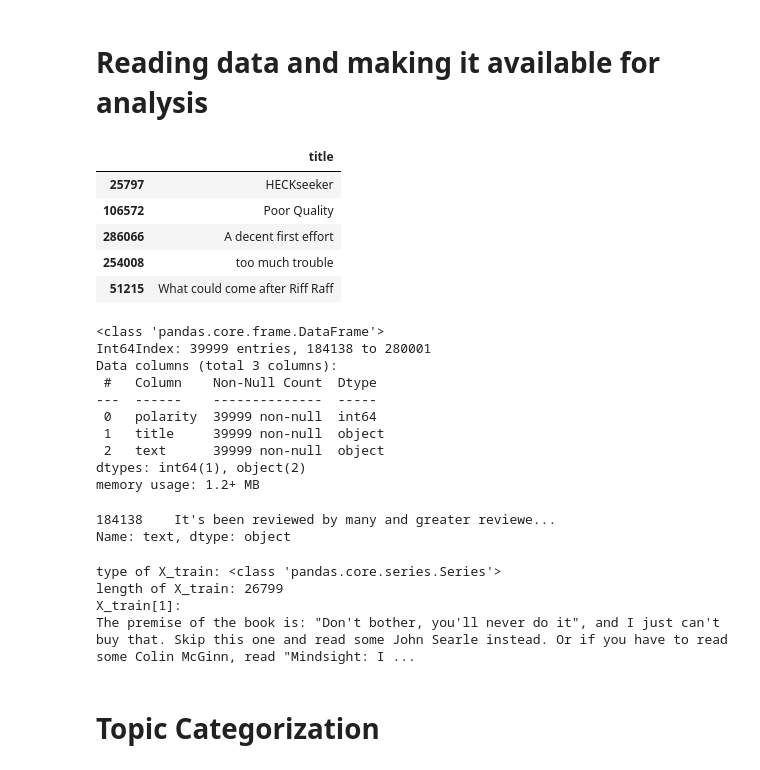
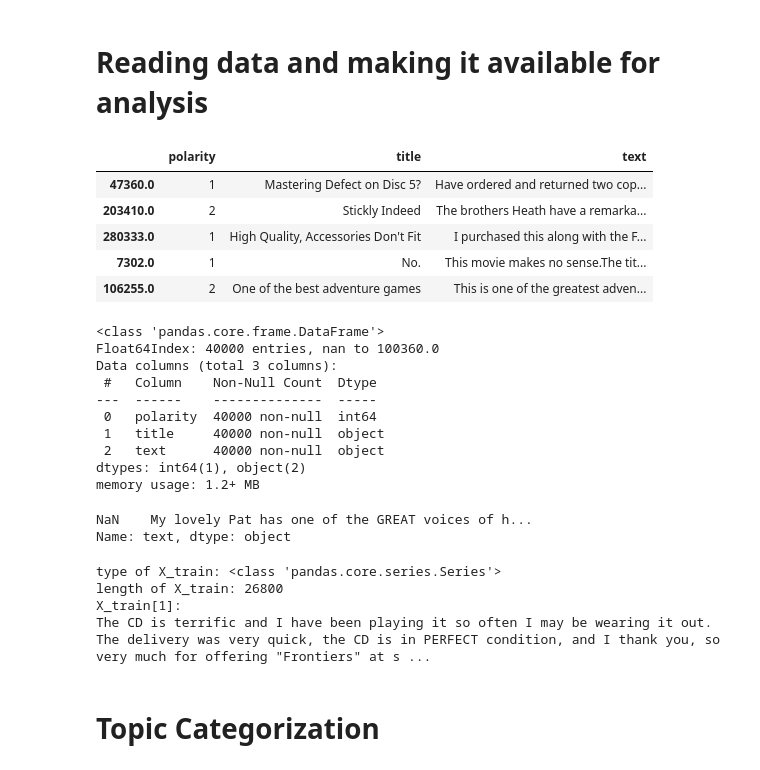
Before and after one commit to anda19ad/AI-ML-2023-Group-project, a Jupyter notebook: amazonMain.ipynb, the cells around one changed output. Drawn from its saved outputs; the diff is of its cells as text; code cells hidden in the pictures.

```diff
--- a/amazonMain.ipynb
+++ b/amazonMain.ipynb
@@ -71,40 +76,43 @@ Num GPUs Available:  1
 colNames = ['polarity', 'title', 'text']
 
 # Loading Dataset and assigning column names
-df = pd.read_csv("./data/test.csv", names=colNames, header=None)
+#df = pd.read_csv("./data/test.csv", names=colNames, header=None)
 
 # Resizing the dataset, for faster computing time. A random sample from the dataset https://stackoverflow.com/questions/40986230/reduce-dataframe-size-in-pandas
-df = df.sample(frac=0.1) # Get 10% of the data
+#df = df.sample(frac=0.1) # Get 10% of the data
 
 # The reduced dataset is saved seperatly
-df.to_csv('./data/reducedDataset.csv')
+#df.to_csv('./data/reducedDataset.csv')
+
+# Loading Dataset and assigning column names
+#df = pd.read_csv("./data/reducedDataset.csv", names=colNames, header=None)
 
 # For loading the data from Github, especially relevant when using Google Colab. https://towardsdatascience.com/3-ways-to-load-csv-files-into-colab-7c14fcbdcb92
-#url = 'https://raw.githubusercontent.com/anda19ad/AI-ML-2023-Group-project/main/data/reducedDataset.csv'
+url = 'https://raw.githubusercontent.com/anda19ad/AI-ML-2023-Group-project/main/data/reducedDataset.csv'
 
 # If the dataset is already fixed, use only this line
-#df = pd.read_csv(url, names=colNames, header=None)
+df = pd.read_csv(url, names=colNames, header=None, na_values=['missing', 'NA', 'NaN'])
 # %%
 # Looking on the data
 (
     df
     .sample(5)
     #.dtypes
     #.info()
     #.loc[:,["polarity"]]
-    .loc[:,["title"]]
+    #.loc[:,["title"]]
     #.loc[:,["text"]]
     #.value_counts()
     #.value_counts(normalize=True) # For seeing the count in %
     #.describe()
 )
 # %% [output]
-|  | title |
-| 25797 | HECKseeker |
-| 106572 | Poor Quality |
-| 286066 | A decent first effort |
-| 254008 | too much trouble |
-| 51215 | What could come after Riff Raff |
+|  | polarity | title | text |
+| 47360.0 | 1 | Mastering Defect on Disc 5? | Have ordered and returned two cop... |
+| 203410.0 | 2 | Stickly Indeed | The brothers Heath have a remarka... |
+| 280333.0 | 1 | High Quality, Accessories Don't Fit | I purchased this along with the F... |
+| 7302.0 | 1 | No. | This movie makes no sense.The tit... |
+| 106255.0 | 2 | One of the best adventure games | This is one of the greatest adven... |
 # %%
 # Cleaning the data. Removing null values and only take the values that contain info.
 # https://stackoverflow.com/questions/13413590/how-to-drop-rows-of-pandas-dataframe-whose-value-in-a-certain-column-is-nan
@@ -114,13 +122,13 @@ df = df[df['text'].notna()]
 df.info()
 # %% [output]
 <class 'pandas.core.frame.DataFrame'>
-Int64Index: 39999 entries, 184138 to 280001
+Float64Index: 40000 entries, nan to 100360.0
 Data columns (total 3 columns):
  #   Column    Non-Null Count  Dtype
 ---  ------    --------------  -----
- 0   polarity  39999 non-null  int64
- 1   title     39999 non-null  object
- 2   text      39999 non-null  object
+ 0   polarity  40000 non-null  int64
+ 1   title     40000 non-null  object
+ 2   text      40000 non-null  object
 dtypes: int64(1), object(2)
 memory usage: 1.2+ MB
 # %%
@@ -131,7 +139,7 @@ y = df.polarity
 
 xText.head(1)
 # %% [output]
-184138    It's been reviewed by many and greater reviewe...
+NaN    My lovely Pat has one of the GREAT voices of h...
 Name: text, dtype: object
 # %%
 # Train test split of data. Putting O at the end of the X variables for "original"
@@ -143,9 +151,9 @@ print("length of X_train: {}".format(len(X_train)))
 print("X_train[1]:\n{}".format(X_train.iloc[1500]))
 # %% [output]
 type of X_train: <class 'pandas.core.series.Series'>
-length of X_train: 26799
+length of X_train: 26800
 X_train[1]:
-The premise of the book is: "Don't bother, you'll never do it", and I just can't buy that. Skip this one and read some John Searle instead. Or if you have to read some Colin McGinn, read "Mindsight: I ...
+The CD is terrific and I have been playing it so often I may be wearing it out. The delivery was very quick, the CD is in PERFECT condition, and I thank you, so very much for offering "Frontiers" at s ...
 # %% [markdown]
 # Topic Categorization
 # %%
```
Also changed, not shown: parts of 6 cells of this notebook, 1 other file.
